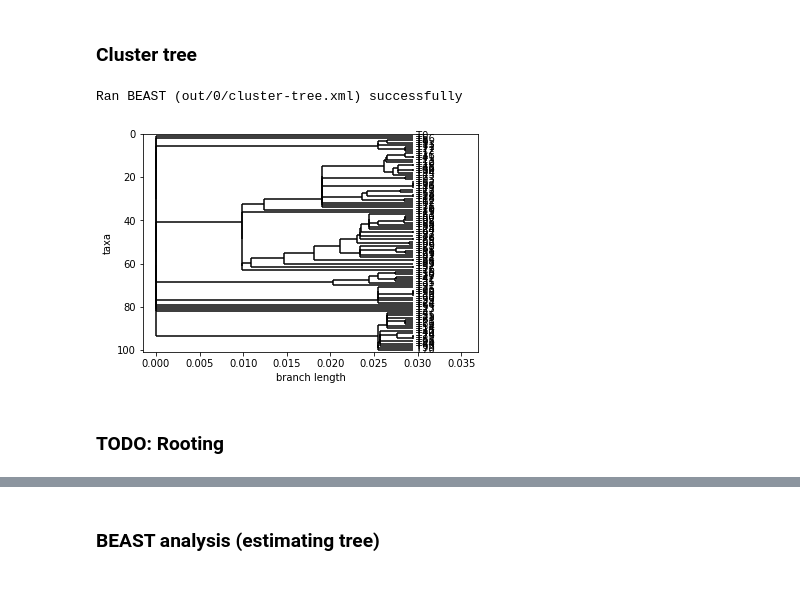
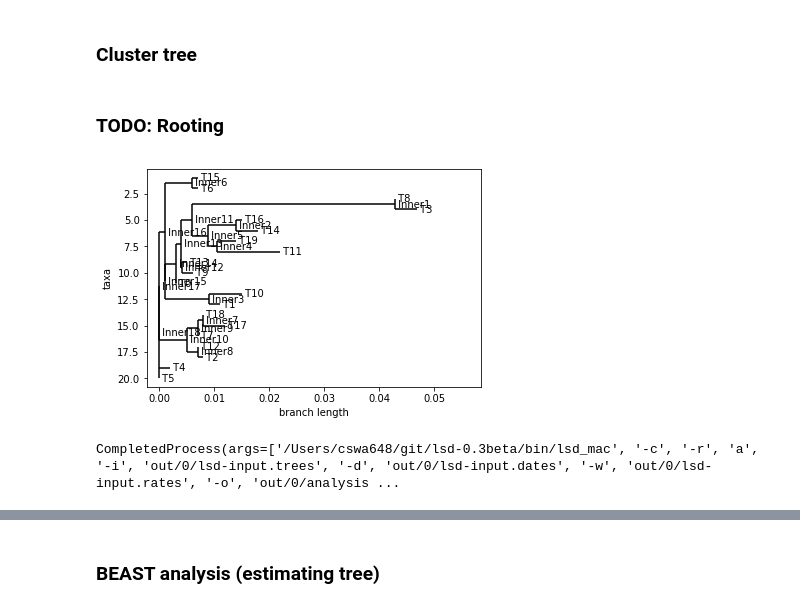
Before and after one commit to christiaanjs/pylo, a Jupyter notebook: eval/pipeline.ipynb, the cells around one changed output, grey strips where cells are left out. Saved outputs shown, nothing was run; the diff lists cells and outputs as text; code cells hidden in the pictures.

```diff
--- a/eval/pipeline.ipynb
+++ b/eval/pipeline.ipynb
@@ -140,15 +141,6 @@ plt.hist(prop_differences);
 ## Inference
 # %% [markdown]
 ### Cluster tree
-# %%
-build_templates.build_cluster_tree(config, sequence_dict, date_trait_string)
-run_beast(build_templates.cluster_tree_out_path)
-cluster_newick_string = build_templates.extract_newick_string(build_templates.cluster_tree_result_path)
-bio_cluster_tree = next(Bio.Phylo.parse(StringIO(cluster_newick_string), 'newick'))
-Bio.Phylo.draw(bio_cluster_tree)
-# %% [output]
-Ran BEAST (out/0/cluster-tree.xml) successfully
-[figure, removed]
 # %% [markdown]
 ### TODO: Rooting
 # %%
@@ -155,0 +163,12 @@ analysis_newick = newick_string
+# %%
+import Bio.Phylo
+msa = Bio.Align.MultipleSeqAlignment([Bio.SeqRecord.SeqRecord(Bio.Seq.Seq(seq, generic_dna),id=taxon) for taxon, seq in sequence_dict.items()])
+calculator = Bio.Phylo.TreeConstruction.DistanceCalculator('identity')
+constructor = DistanceTreeConstructor(method='nj', distance_calculator=calculator)
+nj_tree = constructor.build_tree(msa)
+
+
+
+Bio.Phylo.draw(nj_tree)
+# %% [output]
+[figure, added]
@@ -155,0 +186,6 @@ analysis_newick = newick_string
+# %%
+lsd_executable = '/Users/cswa648/git/lsd-0.3beta/bin/lsd_mac'
+lsd_args = [lsd_executable, '-c'] + pipeline.cmd_kwargs(r='a', i=lsd_tree_path, d=lsd_date_path, w=lsd_rate_path, o=lsd_result_path)
+subprocess.run(lsd_args)
+# %% [output]
+CompletedProcess(args=['/Users/cswa648/git/lsd-0.3beta/bin/lsd_mac', '-c', '-r', 'a', '-i', 'out/0/lsd-input.trees', '-d', 'out/0/lsd-input.dates', '-w', 'out/0/lsd-input.rates', '-o', 'out/0/analysis ...
```
Also changed, not shown: parts of 9 cells of this notebook.
